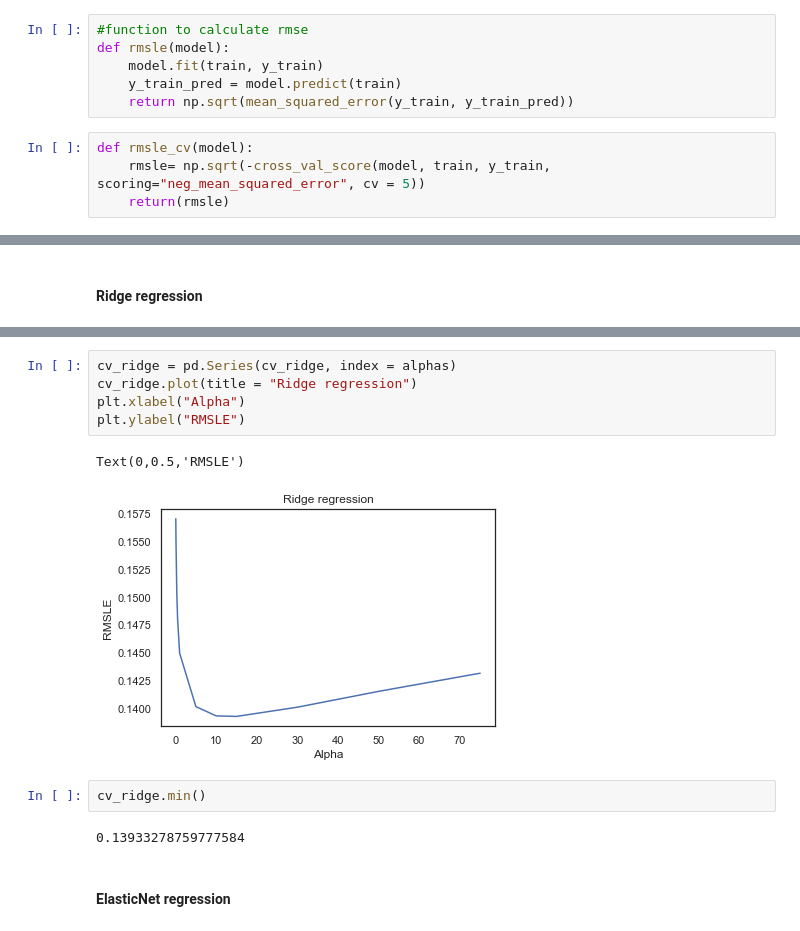
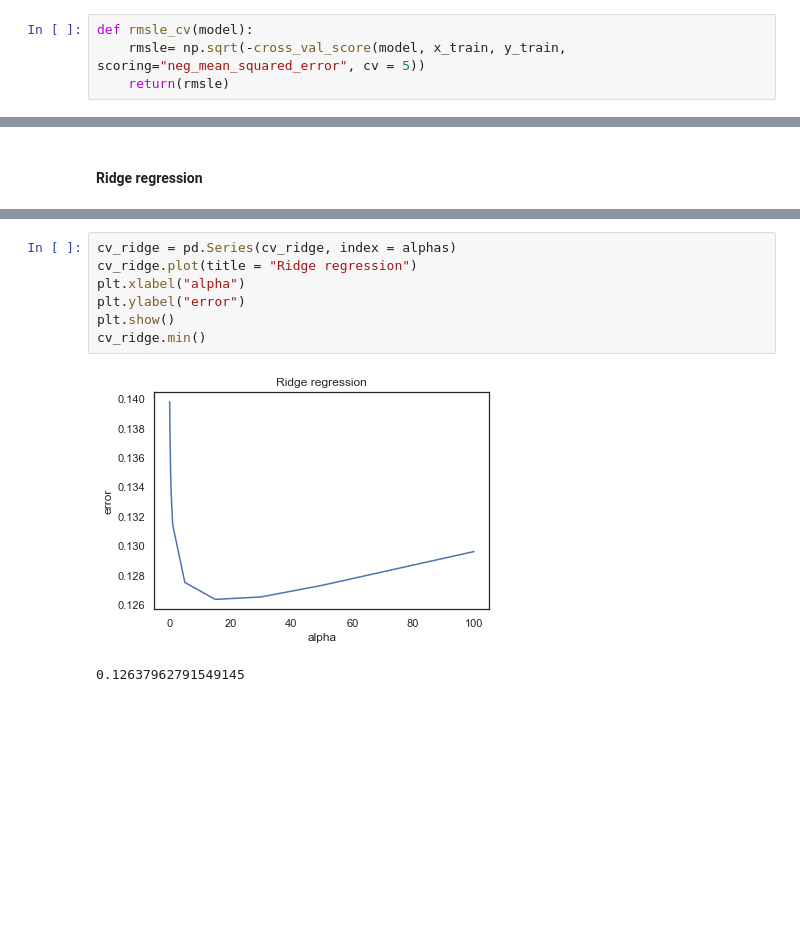
Before and after one commit to pradeep-krishnan/ML_regression_houseprice, a Jupyter notebook: houseprice.ipynb, the cells around one changed output, grey strips where cells are left out. Drawn from its saved outputs; the diff is of its cells as text; blank space fills up the shorter version.

```diff
--- a/houseprice.ipynb
+++ b/houseprice.ipynb
@@ -320,12 +302,6 @@ test = df.loc[len(train):,]
-# %%
-#function to calculate rmse
-def rmsle(model):
-    model.fit(train, y_train)
-    y_train_pred = model.predict(train)
-    return np.sqrt(mean_squared_error(y_train, y_train_pred))
 # %%
 def rmsle_cv(model):
-    rmsle= np.sqrt(-cross_val_score(model, train, y_train, scoring="neg_mean_squared_error", cv = 5))
+    rmsle= np.sqrt(-cross_val_score(model, x_train, y_train, scoring="neg_mean_squared_error", cv = 5))
     return(rmsle)
 # %% [markdown]
 #### Lasso regression
@@ -387,14 +362,10 @@ cv_ridge = [rmsle_cv(Ridge(alpha = alpha)).mean()
 # %%
 cv_ridge = pd.Series(cv_ridge, index = alphas)
 cv_ridge.plot(title = "Ridge regression")
-plt.xlabel("Alpha")
-plt.ylabel("RMSLE")
+plt.xlabel("alpha")
+plt.ylabel("error")
+plt.show()
+cv_ridge.min()
 # %% [output]
+[figure, new version]
-Text(0,0.5,'RMSLE')
+0.12637962791549145
-[figure, old version]
-# %%
-cv_ridge.min()
-# %% [output]
-0.13933278759777584
-# %% [markdown]
-#### ElasticNet regression
```
Also changed, not shown: parts of 61 cells of this notebook.
